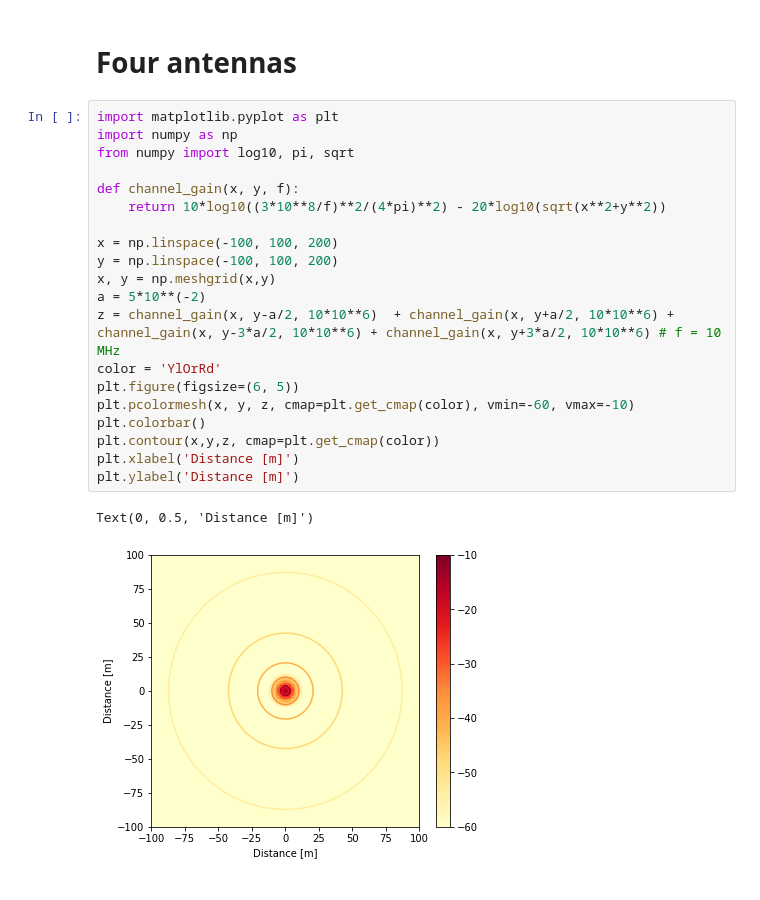
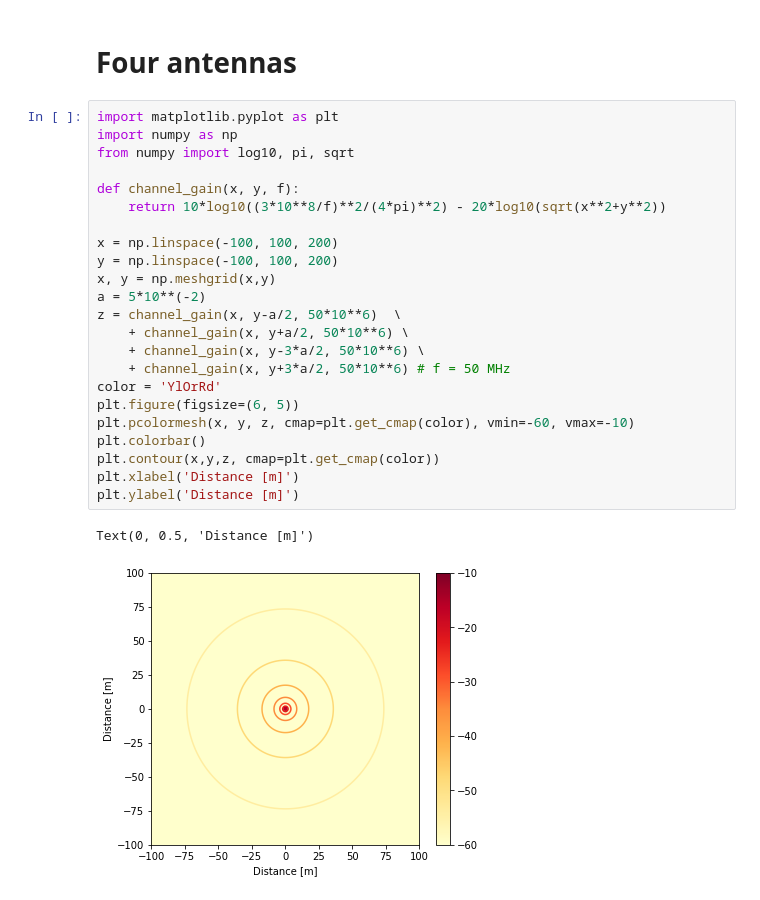
Before and after one commit to kimdoanh89/Multiple-antenna-communications, a Jupyter notebook: 01_multiple_antenna_benefits.ipynb, the cells around one changed output. Cells and saved outputs as stored; diff of their text form.

```diff
--- a/01_multiple_antenna_benefits.ipynb
+++ b/01_multiple_antenna_benefits.ipynb
@@ -28,23 +28,26 @@ Text(0, 0.5, 'Distance [m]')
 # %%
 import matplotlib.pyplot as plt
 import numpy as np
 from numpy import log10, pi, sqrt
 
 def channel_gain(x, y, f):
     return 10*log10((3*10**8/f)**2/(4*pi)**2) - 20*log10(sqrt(x**2+y**2))
 
 x = np.linspace(-100, 100, 200)
 y = np.linspace(-100, 100, 200)
 x, y = np.meshgrid(x,y)
 a = 5*10**(-2)
-z = channel_gain(x, y-a/2, 10*10**6)  + channel_gain(x, y+a/2, 10*10**6) + channel_gain(x, y-3*a/2, 10*10**6) + channel_gain(x, y+3*a/2, 10*10**6) # f = 10 MHz
+z = channel_gain(x, y-a/2, 50*10**6)  \
+    + channel_gain(x, y+a/2, 50*10**6) \
+    + channel_gain(x, y-3*a/2, 50*10**6) \
+    + channel_gain(x, y+3*a/2, 50*10**6) # f = 50 MHz
 color = 'YlOrRd'
 plt.figure(figsize=(6, 5))
 plt.pcolormesh(x, y, z, cmap=plt.get_cmap(color), vmin=-60, vmax=-10)
 plt.colorbar()
 plt.contour(x,y,z, cmap=plt.get_cmap(color))
 plt.xlabel('Distance [m]')
 plt.ylabel('Distance [m]')
 # %% [output]
 Text(0, 0.5, 'Distance [m]')
-[figure, old version]
+[figure, new version]
```
Also changed, not shown: 2 other files.
